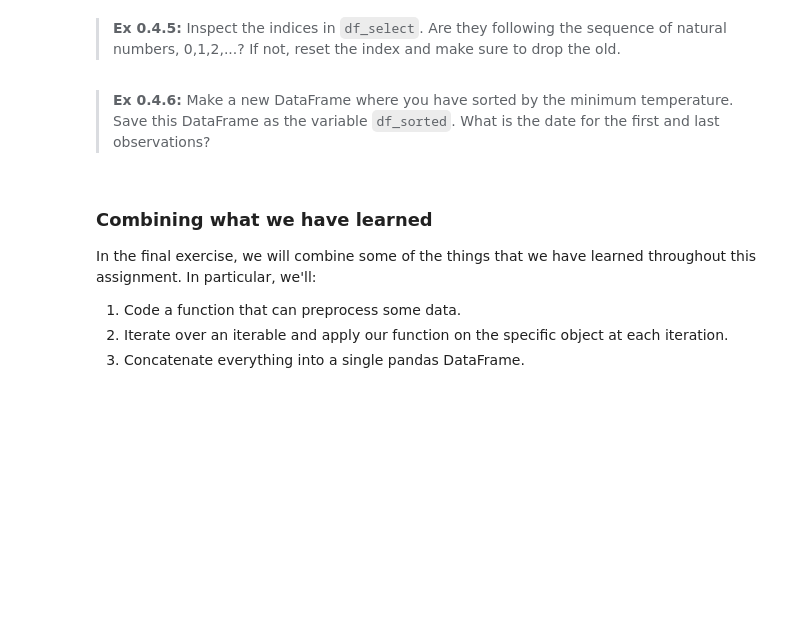
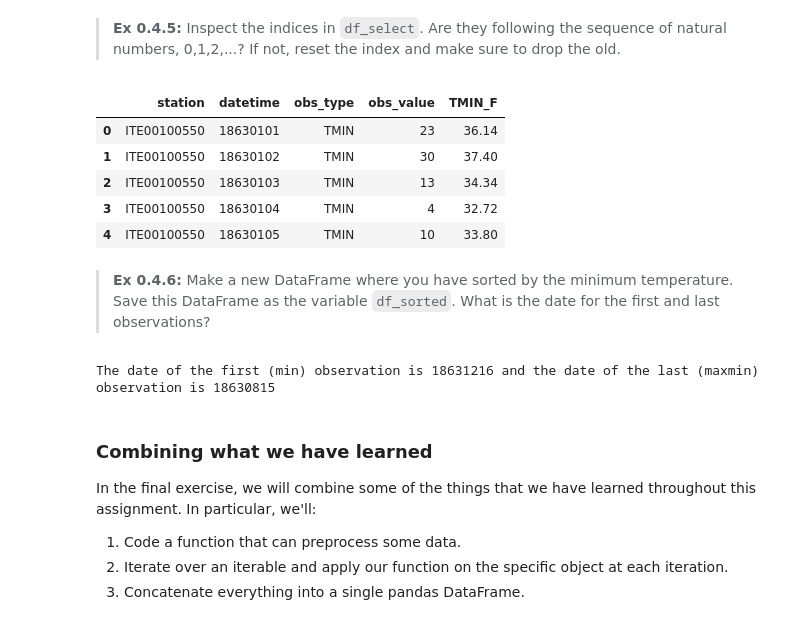
Before and after one commit to mcp656/isds2024, a Jupyter notebook: assignments/assignment0/assignment_0.ipynb, the cells around one changed output. Drawn from its saved outputs; the diff is of its cells as text; code cells hidden in the pictures; blank space fills up the shorter version.

```diff
--- a/assignments/assignment0/assignment_0.ipynb
+++ b/assignments/assignment0/assignment_0.ipynb
@@ -1064,2 +1313,17 @@ raise NotImplementedError()
+# %%
+# YOUR CODE HERE
+
+# As seen in Ex 0.4.4 the indices of df_select are not in order, hence I order them
+df_select = df_select.reset_index(drop=True)
+
+# I display the head
+df_select.head(5)
+# %% [output]
+|  | station | datetime | obs_type | obs_value | TMIN_F |
+| 0 | ITE00100550 | 18630101 | TMIN | 23 | 36.14 |
+| 1 | ITE00100550 | 18630102 | TMIN | 30 | 37.40 |
+| 2 | ITE00100550 | 18630103 | TMIN | 13 | 34.34 |
+| 3 | ITE00100550 | 18630104 | TMIN | 4 | 32.72 |
+| 4 | ITE00100550 | 18630105 | TMIN | 10 | 33.80 |
 # %% [markdown]
 > **Ex 0.4.6:** Make a new DataFrame where you have sorted by the minimum temperature. Save this DataFrame as the variable `df_sorted`. What is the date for the first and last observations?
@@ -1069,3 +1330,16 @@ raise NotImplementedError()
+# %%
+# YOUR CODE HERE
+
+# I create a new variable with values sorted by min temperature
+df_sorted = df_select.sort_values('TMIN_F', ascending=True).reset_index(drop=True)
+
+# I find the first and last observations
+first = df_sorted.iloc[0,1]
+last = df_sorted.iloc[-1, 1]
+
+print(f'The date of the first (min) observation is {first} and the date of the last (maxmin) observation is {last}')
+# %% [output]
+The date of the first (min) observation is 18631216 and the date of the last (maxmin) observation is 18630815
 # %% [markdown]
 ### Combining what we have learned
 In the final exercise, we will combine some of the things that we have learned throughout this assignment. In particular, we'll:
```
Also changed, not shown: parts of 43 cells of this notebook, 1 other file.
